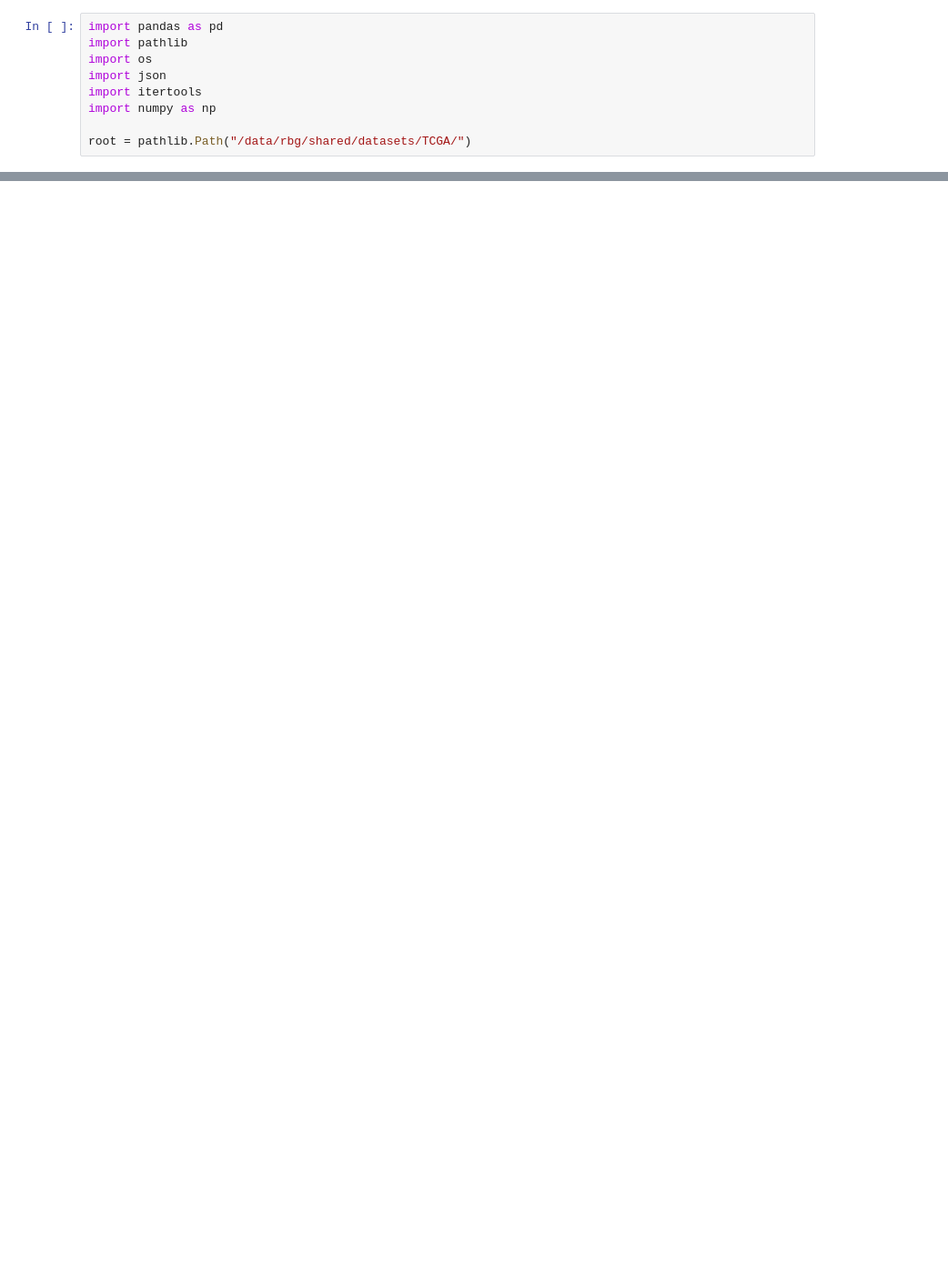
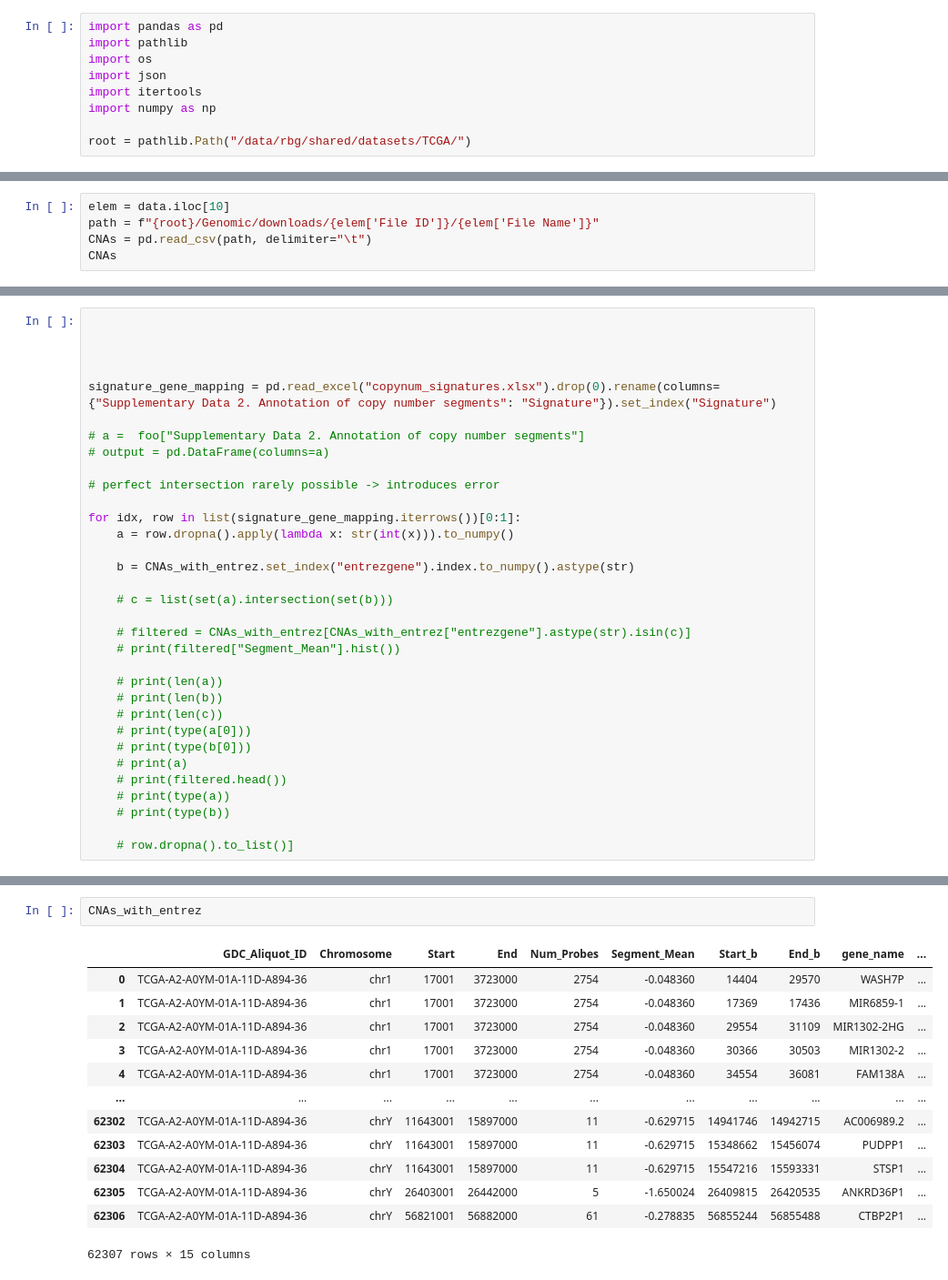
Before and after one commit to DIvkov575/calgb, a Jupyter notebook: cox_dna.ipynb, the cells around one changed output, grey strips where cells are left out. Shown at 91% size. Cells and saved outputs as stored; diff of their text form; blank space fills up the shorter version.

```diff
--- a/cox_dna.ipynb
+++ b/cox_dna.ipynb
@@ -85,0 +130,5 @@ clinical_data_filtered.head()
+# %%
+elem = data.iloc[10]
+path = f"{root}/Genomic/downloads/{elem['File ID']}/{elem['File Name']}"
+CNAs = pd.read_csv(path, delimiter="\t")
+CNAs
@@ -85,0 +302,33 @@ clinical_data_filtered.head()
+# %%
+
+
+
+
+signature_gene_mapping = pd.read_excel("copynum_signatures.xlsx").drop(0).rename(columns={"Supplementary Data 2. Annotation of copy number segments": "Signature"}).set_index("Signature")
+
+# a =  foo["Supplementary Data 2. Annotation of copy number segments"]
+# output = pd.DataFrame(columns=a)
+
+# perfect intersection rarely possible -> introduces error
+
+for idx, row in list(signature_gene_mapping.iterrows())[0:1]:
+    a = row.dropna().apply(lambda x: str(int(x))).to_numpy()
+
+    b = CNAs_with_entrez.set_index("entrezgene").index.to_numpy().astype(str)
+
+    # c = list(set(a).intersection(set(b)))
+
+    # filtered = CNAs_with_entrez[CNAs_with_entrez["entrezgene"].astype(str).isin(c)]
+    # print(filtered["Segment_Mean"].hist())
+
+    # print(len(a))
+    # print(len(b))
+    # print(len(c))
+    # print(type(a[0]))
+    # print(type(b[0]))
+    # print(a)
+    # print(filtered.head())
+    # print(type(a))
+    # print(type(b))
+
+    # row.dropna().to_list()]
@@ -85,0 +343,16 @@ clinical_data_filtered.head()
+# %%
+CNAs_with_entrez
+# %% [output]
+|  | GDC_Aliquot_ID | Chromosome | Start | End | Num_Probes | Segment_Mean | Start_b | End_b | gene_name | ... |
+| 0 | TCGA-A2-A0YM-01A-11D-A894-36 | chr1 | 17001 | 3723000 | 2754 | -0.048360 | 14404 | 29570 | WASH7P | ... |
+| 1 | TCGA-A2-A0YM-01A-11D-A894-36 | chr1 | 17001 | 3723000 | 2754 | -0.048360 | 17369 | 17436 | MIR6859-1 | ... |
+| 2 | TCGA-A2-A0YM-01A-11D-A894-36 | chr1 | 17001 | 3723000 | 2754 | -0.048360 | 29554 | 31109 | MIR1302-2HG | ... |
+| 3 | TCGA-A2-A0YM-01A-11D-A894-36 | chr1 | 17001 | 3723000 | 2754 | -0.048360 | 30366 | 30503 | MIR1302-2 | ... |
+| 4 | TCGA-A2-A0YM-01A-11D-A894-36 | chr1 | 17001 | 3723000 | 2754 | -0.048360 | 34554 | 36081 | FAM138A | ... |
+| ... | ... | ... | ... | ... | ... | ... | ... | ... | ... | ... |
+| 62302 | TCGA-A2-A0YM-01A-11D-A894-36 | chrY | 11643001 | 15897000 | 11 | -0.629715 | 14941746 | 14942715 | AC006989.2 | ... |
+| 62303 | TCGA-A2-A0YM-01A-11D-A894-36 | chrY | 11643001 | 15897000 | 11 | -0.629715 | 15348662 | 15456074 | PUDPP1 | ... |
+| 62304 | TCGA-A2-A0YM-01A-11D-A894-36 | chrY | 11643001 | 15897000 | 11 | -0.629715 | 15547216 | 15593331 | STSP1 | ... |
+| 62305 | TCGA-A2-A0YM-01A-11D-A894-36 | chrY | 26403001 | 26442000 | 5 | -1.650024 | 26409815 | 26420535 | ANKRD36P1 | ... |
+| 62306 | TCGA-A2-A0YM-01A-11D-A894-36 | chrY | 56821001 | 56882000 | 61 | -0.278835 | 56855244 | 56855488 | CTBP2P1 | ... |
+62307 rows × 15 columns
```
Also changed, not shown: parts of 9 cells of this notebook, 5 other files.
